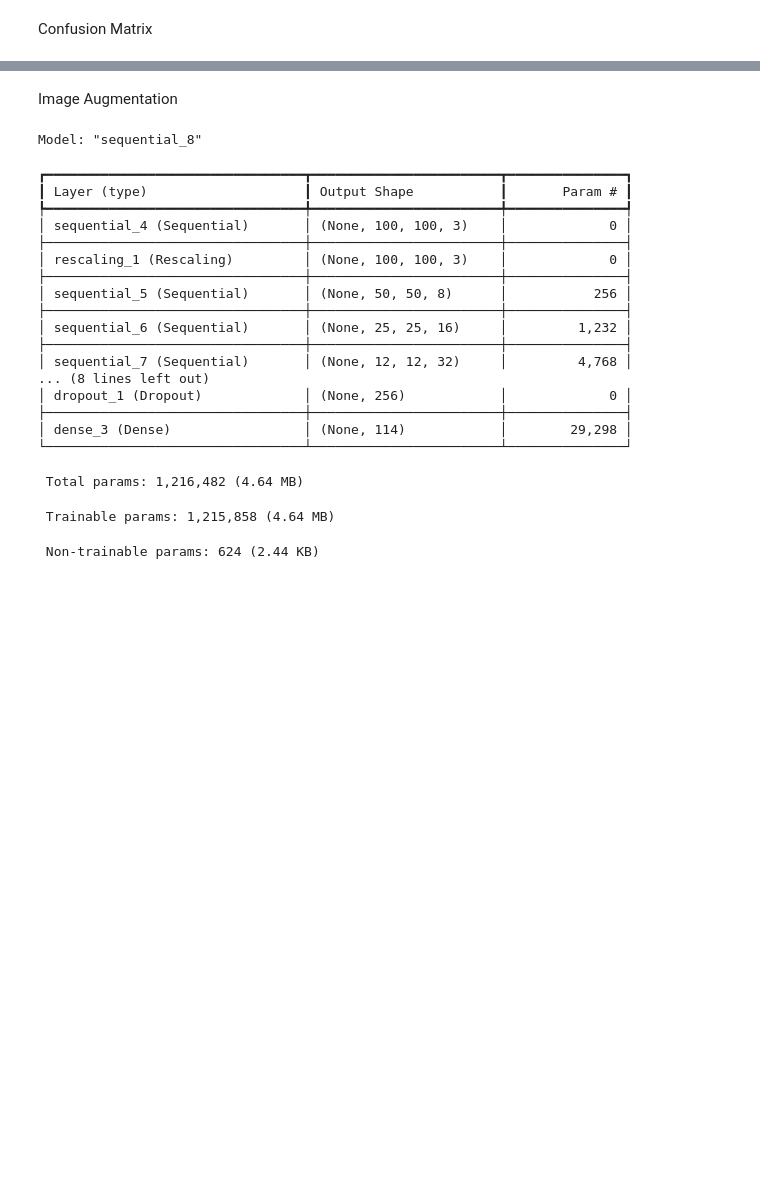
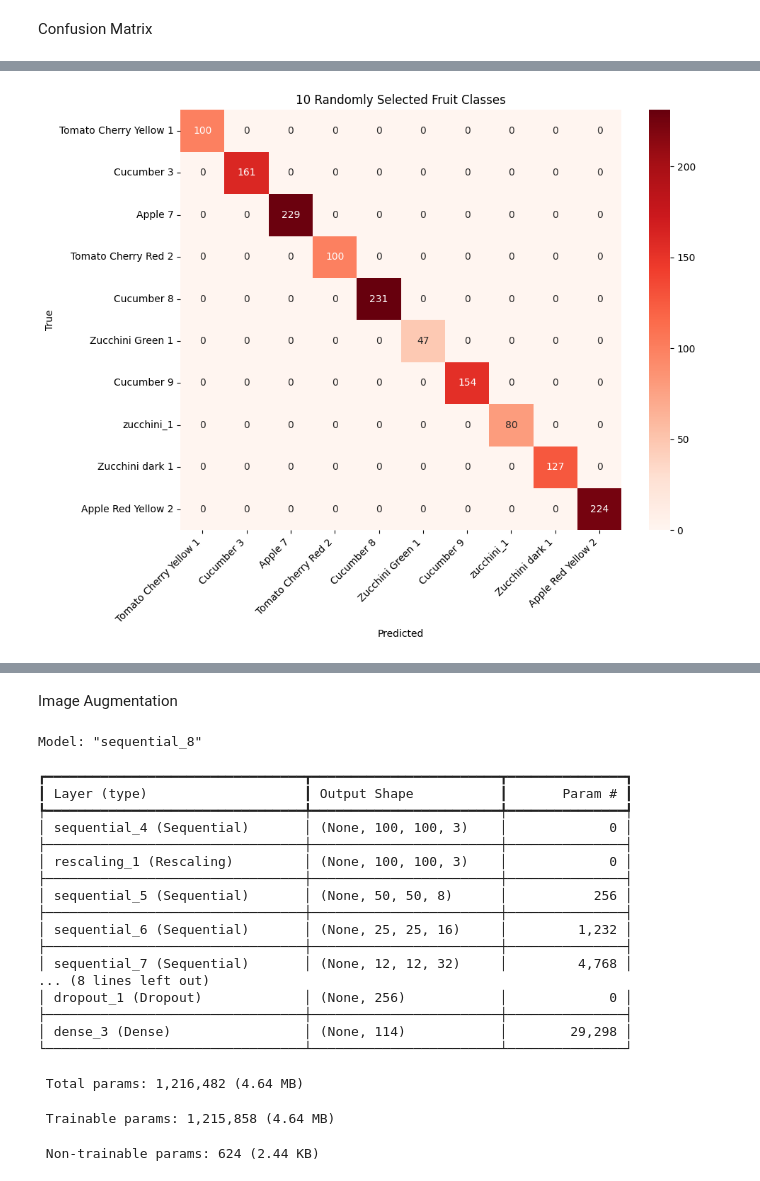
Before and after one commit to DarrenChooo/fruits-classification, a Jupyter notebook: fruits.ipynb, the cells around one changed output, grey strips where cells are left out. Drawn from its saved outputs; the diff is of its cells as text; code cells hidden in the pictures; blank space fills up the shorter version.

```diff
--- a/fruits.ipynb
+++ b/fruits.ipynb
@@ -387,4 +451,65 @@ test_samples = []
 # %% [markdown]
 Confusion Matrix
 # %%
-from sklearn.metrics import confusion_matrix, classification_report
+from sklearn.metrics import confusion_matrix, classification_report, accuracy_score
+import seaborn as sns
+
+y_true = []
+for images, labels in validation_ds:
+    y_true.extend(labels.numpy())
+
+y_true = np.array(y_true)
+
+# Predict
+y_pred = model.predict(validation_ds, verbose=1)
+y_pred_classes = np.argmax(y_pred, axis=1)
+
+# Create confusion matrix
+conf_matrix = confusion_matrix(y_true, y_pred_classes)
+
+# Pick 10 random classes to display
+random_class_indices = random.sample(
+    range(len(class_names)), 10
+)
+
+class_names = np.array(validation_ds.class_names)
+selected_class_names = class_names[random_class_indices]
+
+mask = np.isin(y_true, random_class_indices)
+
+y_true_subset = y_true[mask]
+y_pred_subset = y_pred_classes[mask]
+
+random_conf_matrix = confusion_matrix(
+    y_true_subset,
+    y_pred_subset,
+    labels=random_class_indices
+)
+
+# Plot confusion matrix for selected classes
+plt.figure(figsize=(10, 8))
+sns.heatmap(
+    random_conf_matrix,
+    annot=True,
+    fmt='d',
+    cmap="Reds",
+    xticklabels=selected_class_names,
+    yticklabels=selected_class_names
+)
+
+plt.title("10 Randomly Selected Fruit Classes")
+plt.xlabel("Predicted")
+plt.ylabel("True")
+plt.xticks(rotation=45, ha='right')
+plt.tight_layout()
+plt.show()
+
+
+# Print classification report
+print("Classification Report:")
+print(classification_report(y_true, y_pred_classes, target_names=class_names, digits=4))
+
+# Calculate overall accuracy
+accuracy = np.sum(y_pred_classes == y_true) / len(y_true)
+print(f"Overall Accuracy: {accuracy:.4f} ({accuracy:.2%})")
+# %% [output]
@@ -390,0 +517 @@ from sklearn.metrics import confusion_matrix, classification_report
+[figure, added]
```
Also changed, not shown: parts of 9 cells of this notebook, 1 other file.
